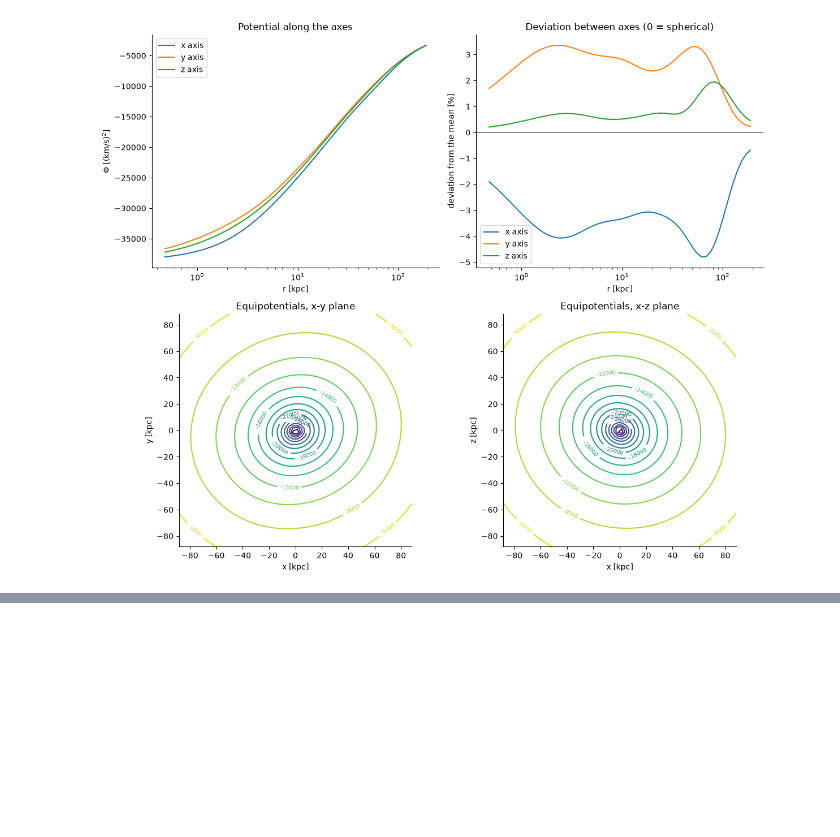
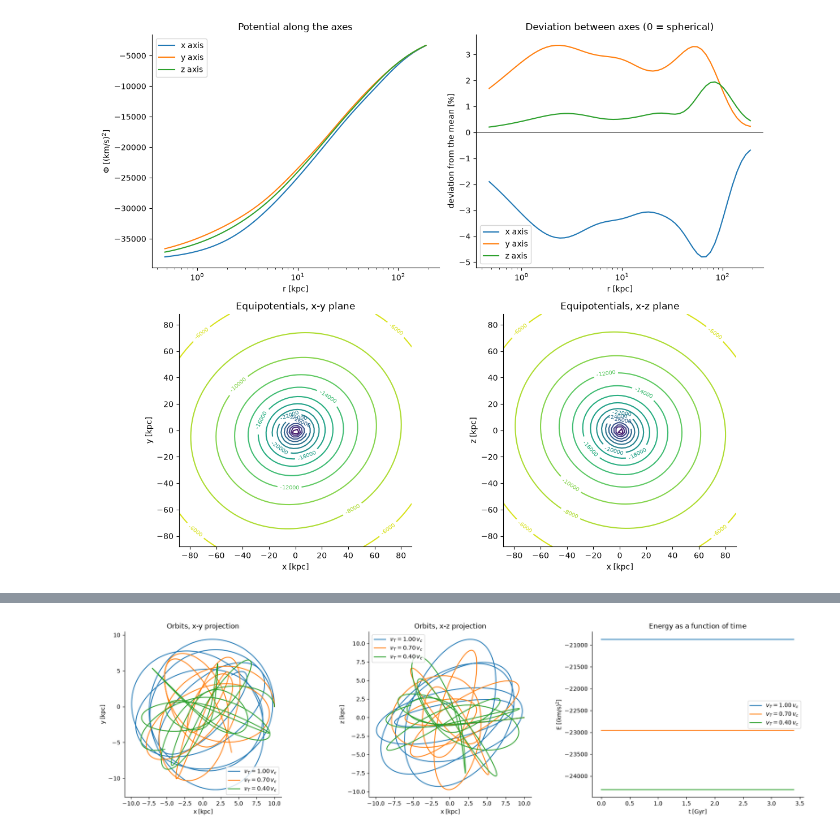
Before and after one commit to luisiee/paa-tana-project, a Jupyter notebook: Phase1_A_assymetric.ipynb, the cells around one changed output, grey strips where cells are left out. Cells and saved outputs as stored; diff of their text form; code cells hidden in the pictures; blank space fills up the shorter version.

```diff
--- a/Phase1_A_assymetric.ipynb
+++ b/Phase1_A_assymetric.ipynb
@@ -123,0 +419,90 @@ pot_scf = build_SCF("cutout_188106.hdf5", N=10, L=4)
+# %%
+import numpy as np
+import astropy.units as u
+import matplotlib.pyplot as plt
+from galpy.orbit import Orbit
+from galpy.potential import vcirc
+
+def integrate_orbits(pot, r0, f_vc=(1.0, 0.7, 0.4), n_orbits=5, n_steps=1000,
+                     ro=8.0, vo=220.0, plot=True):
+    """
+    Integrates orbits in a galpy potential, spherical or not, and optionally plots them together with
+    their energy. Every orbit starts at radius r0 on the x axis in the z = 0 plane (phi = 0), with a
+    purely tangential velocity f * v_c(r0).
+
+    Parameters:
+
+    pot : galpy.potential
+          The potential, e.g. pot_scf from build_SCF or pot_einasto from build_Einasto
+
+    r0 : astropy Quantity
+         Starting radius (kpc), should be inside the range covered by the particles.
+
+    f_vc : sequence of float
+           Tangential velocity of each orbit as a fraction of the circular velocity at r0 (at phi = 0).
+           1.0 is a circular orbit in the plane. Smaller values give more eccentric orbits.
+
+    n_orbits : float
+               Integration time in units of the circular orbital period at r0
+
+    n_steps : int
+              Number of time steps
+
+    ro, vo : float
+             galpy's unit scales (kpc, km/s), must be the same as used for the potential
+
+    plot : bool
+           Whether to plot the orbits and their energy
+
+    Returns:
+
+    orbits : list of galpy.orbit.Orbit
+             The integrated orbits, one for each value in f_vc
+
+    ts : list of astropy Quantity
+         The times (Gyr) at which each orbit was integrated
+
+    """
+    # Circular velocity at the starting point (phi = 0), where all the orbits start
+    vc0 = vcirc(pot, r0, phi=0. * u.rad, quantity=True).to(u.km / u.s)
+
+    # Integrate for n_orbits circular periods at r0
+    T = n_orbits * (2 * np.pi * r0 / vc0).to(u.Gyr)
+    ts = np.linspace(0, T.to_value(u.Gyr), n_steps) * u.Gyr
+
+    orbits = []
+    for f in f_vc:
+        # [R, vR, vT, z, vz, phi]: purely tangential velocity, starting in the z = 0 plane
+        o = Orbit([r0, 0. * u.km / u.s, f * vc0, 0. * u.kpc, 0. * u.km / u.s, 0. * u.rad],
+                  ro=ro, vo=vo)
+        o.integrate(ts, pot)
+        orbits.append(o)
+
+    if plot:
+        fig, ax = plt.subplots(1, 3, figsize=(18, 5))
+
+        for f, o in zip(f_vc, orbits):
+            x = o.x(ts, quantity=True).to_value(u.kpc)
+            y = o.y(ts, quantity=True).to_value(u.kpc)
+            z = o.z(ts, quantity=True).to_value(u.kpc)
+            E = o.E(ts, quantity=True).to_value(u.km**2 / u.s**2)
+            label = rf"$v_T = {f:.2f}\,v_c$"
+
+            ax[0].plot(x, y, label=label)
+            ax[1].plot(x, z, label=label)
+            ax[2].plot(ts.to_value(u.Gyr), E, label=label)
+
+        ax[0].set(xlabel="x [kpc]", ylabel="y [kpc]", title="Orbits, x-y projection", aspect="equal")
+        ax[1].set(xlabel="x [kpc]", ylabel="z [kpc]", title="Orbits, x-z projection", aspect="equal")
+        ax[2].set(xlabel="t [Gyr]", ylabel=r"E [(km/s)$^2$]", title="Energy as a function of time")
+        for a in ax:
+            a.legend()
+
+        plt.tight_layout()
+        plt.show()
+
+    return orbits, [ts] * len(orbits)
+
+orbits, ts = integrate_orbits(pot_scf, r0=10 * u.kpc)
+# %% [output]
+[figure, added]
```
Also changed, not shown: parts of 6 cells of this notebook.
